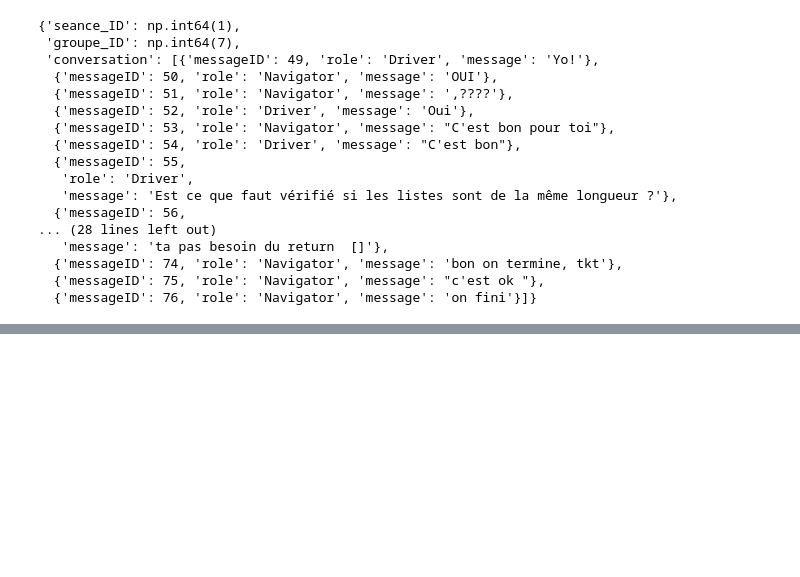
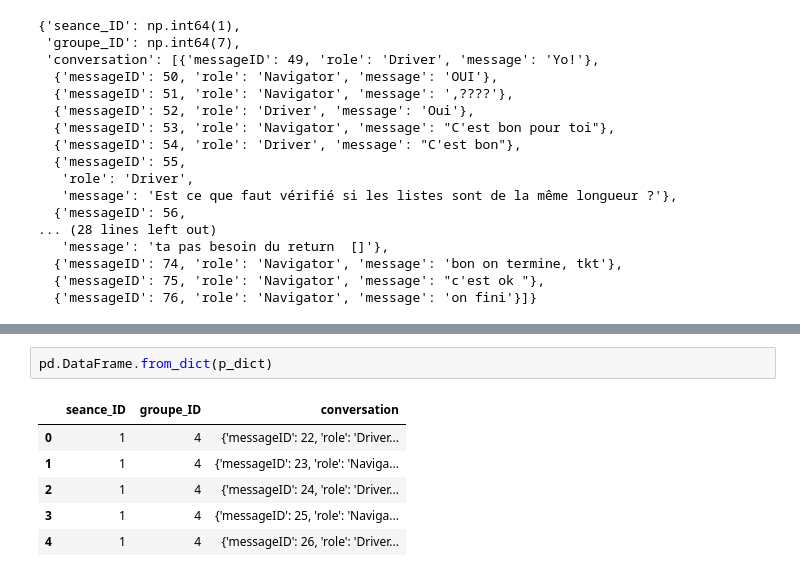
Before and after one commit to chloeboireaudevier/StageMIDL, a Jupyter notebook: automatisation_attributs.ipynb, the cells around one changed output, grey strips where cells are left out. Saved outputs shown, nothing was run; the diff lists cells and outputs as text; blank space fills up the shorter version.

```diff
--- a/automatisation_attributs.ipynb
+++ b/automatisation_attributs.ipynb
@@ -510,0 +728,9 @@ conversations_dict[6]
+# %%
+pd.DataFrame.from_dict(p_dict)
+# %% [output]
+|  | seance_ID | groupe_ID | conversation |
+| 0 | 1 | 4 | {'messageID': 22, 'role': 'Driver... |
+| 1 | 1 | 4 | {'messageID': 23, 'role': 'Naviga... |
+| 2 | 1 | 4 | {'messageID': 24, 'role': 'Driver... |
+| 3 | 1 | 4 | {'messageID': 25, 'role': 'Naviga... |
+| 4 | 1 | 4 | {'messageID': 26, 'role': 'Driver... |
```
Also changed, not shown: parts of 15 cells of this notebook, 7 other files.
